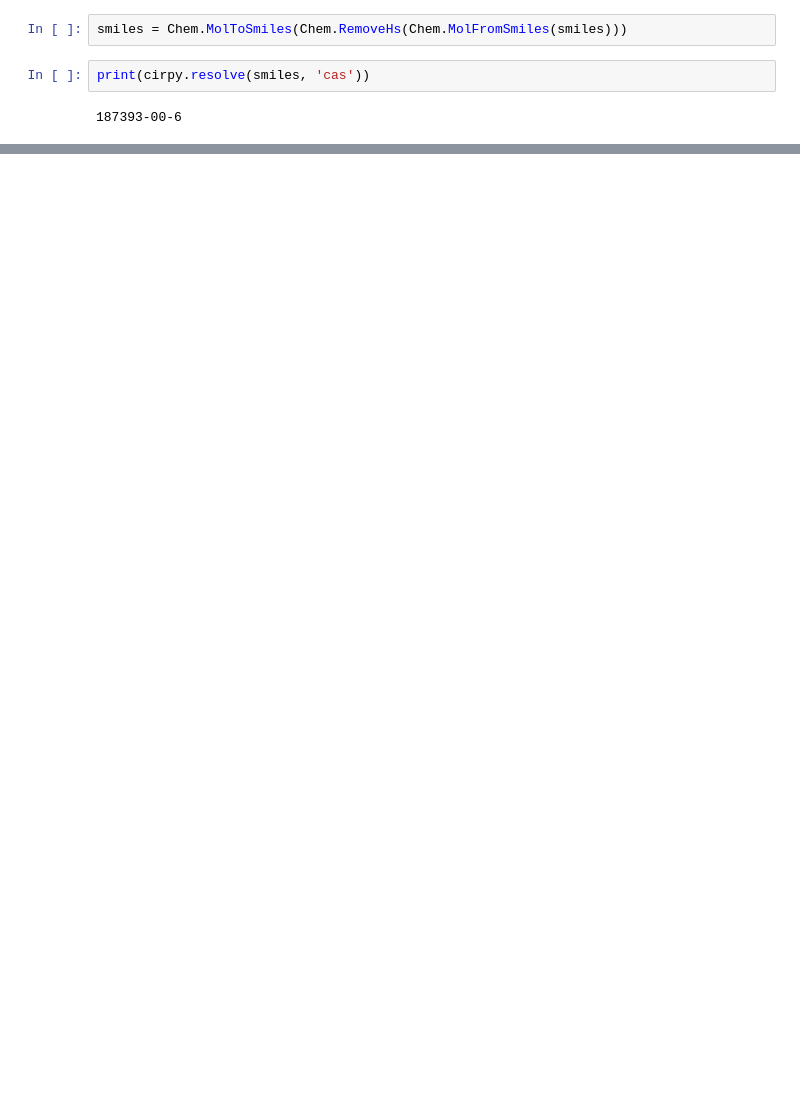
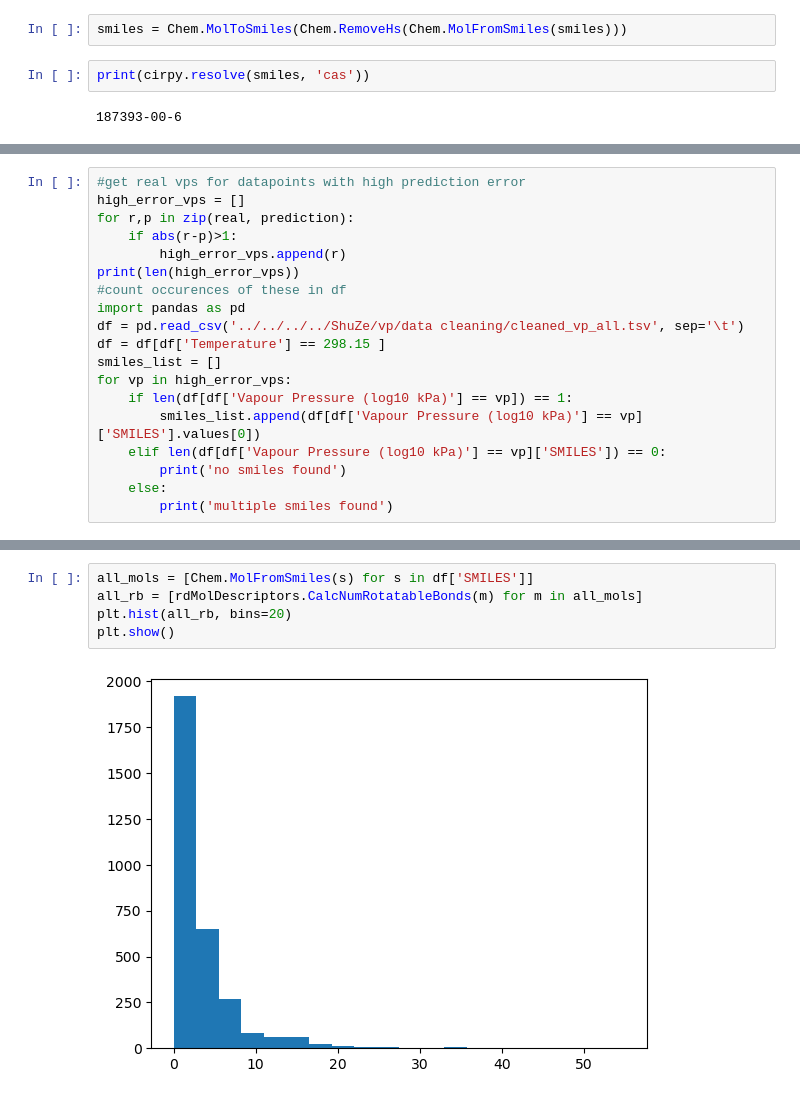
Before and after one commit to Cschiebroek/mdfptools, a Jupyter notebook: examples/analysis/First_test.ipynb, the cells around one changed output, grey strips where cells are left out. Drawn from its saved outputs; the diff is of its cells as text; blank space fills up the shorter version.

```diff
--- a/examples/analysis/First_test.ipynb
+++ b/examples/analysis/First_test.ipynb
@@ -270,0 +269,19 @@ MAE:  3.0108046071450234
+# %%
+#get real vps for datapoints with high prediction error
+high_error_vps = []
+for r,p in zip(real, prediction):
+    if abs(r-p)>1:
+        high_error_vps.append(r)
+print(len(high_error_vps))
+#count occurences of these in df
+import pandas as pd
+df = pd.read_csv('../../../../ShuZe/vp/data cleaning/cleaned_vp_all.tsv', sep='\t')
+df = df[df['Temperature'] == 298.15 ]
+smiles_list = []
+for vp in high_error_vps:
+    if len(df[df['Vapour Pressure (log10 kPa)'] == vp]) == 1:
+        smiles_list.append(df[df['Vapour Pressure (log10 kPa)'] == vp]['SMILES'].values[0])
+    elif len(df[df['Vapour Pressure (log10 kPa)'] == vp]['SMILES']) == 0:
+        print('no smiles found')
+    else:
+        print('multiple smiles found')
@@ -270,0 +320,7 @@ MAE:  3.0108046071450234
+# %%
+all_mols = [Chem.MolFromSmiles(s) for s in df['SMILES']]
+all_rb = [rdMolDescriptors.CalcNumRotatableBonds(m) for m in all_mols]
+plt.hist(all_rb, bins=20)
+plt.show()
+# %% [output]
+[figure, added]
```
Also changed, not shown: parts of 12 cells of this notebook, 5 other files.
